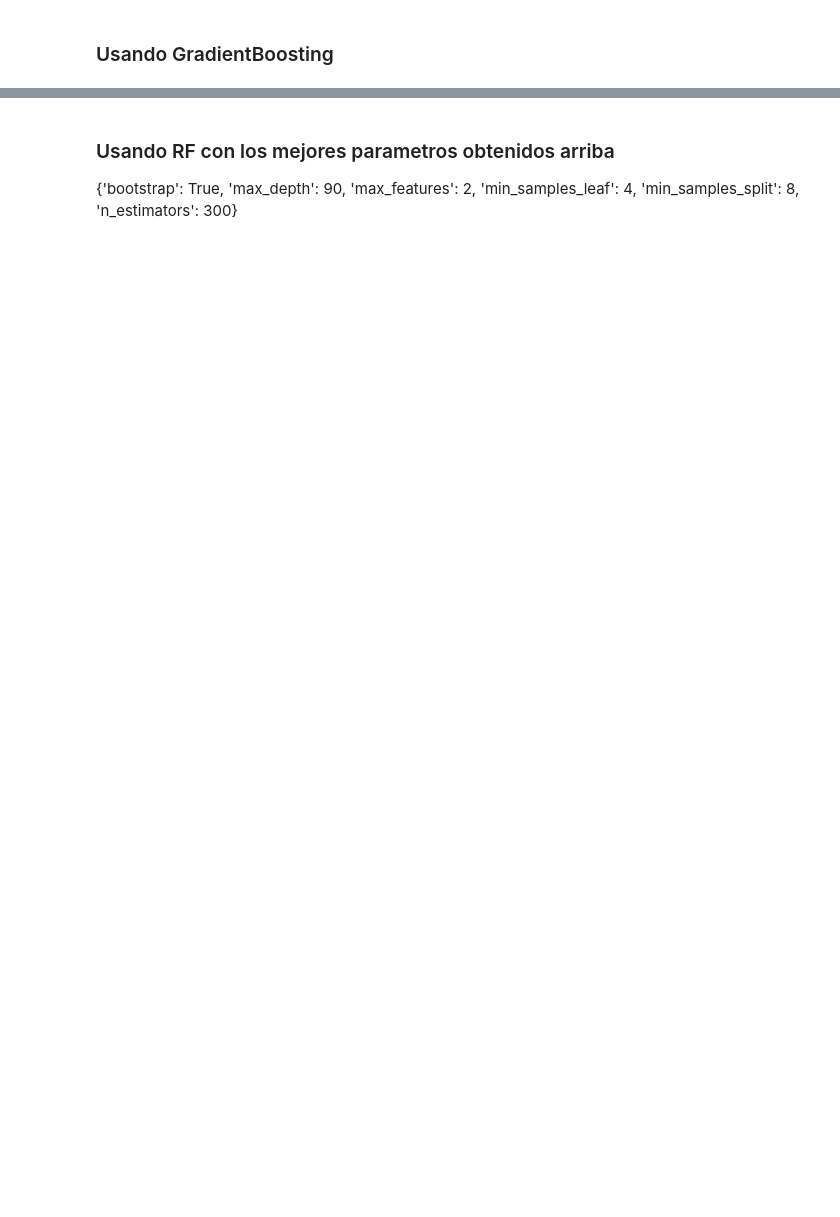
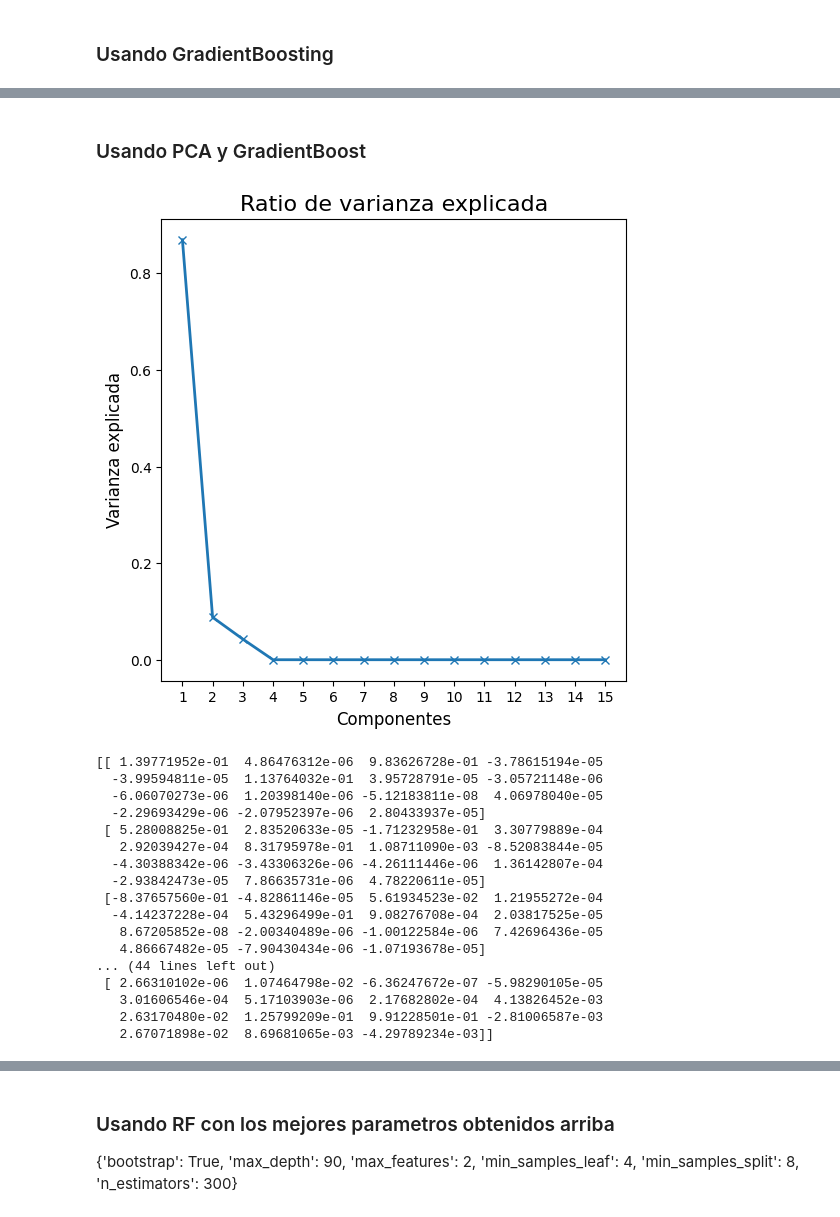
Before and after one commit to SantiCaste/Clasificador-Prestamos, a Jupyter notebook: limpieza-dataset.ipynb, the cells around one changed output, grey strips where cells are left out. Cells and saved outputs as stored; diff of their text form; code cells hidden in the pictures; blank space fills up the shorter version.

```diff
--- a/limpieza-dataset.ipynb
+++ b/limpieza-dataset.ipynb
@@ -364,0 +482,39 @@ weighted avg       0.65      0.65      0.64      7369
+# %% [markdown]
+### Usando PCA y GradientBoost
+# %%
+#Con PCA
+from sklearn.decomposition import PCA, KernelPCA
+import numpy as np
+
+pca = PCA(n_components=len(df_limpio.columns))
+pca.fit(df_limpio)
+
+fig, ax = plt.subplots(figsize=(6,6))
+ax.plot(pca.explained_variance_ratio_,'x-',linewidth=2)
+ax.set_xlabel('Componentes', fontsize = 12)
+ax.set_ylabel('Varianza explicada', fontsize = 12)
+ax.set_title('Ratio de varianza explicada', fontsize = 16)
+n = len(pca.explained_variance_ratio_)
+plt.xticks(np.arange(n), np.arange(1, n+1))
+plt.show()
+
+print(pca.components_)
+# %% [output]
+[figure, added]
+[[ 1.39771952e-01  4.86476312e-06  9.83626728e-01 -3.78615194e-05
+  -3.99594811e-05  1.13764032e-01  3.95728791e-05 -3.05721148e-06
+  -6.06070273e-06  1.20398140e-06 -5.12183811e-08  4.06978040e-05
+  -2.29693429e-06 -2.07952397e-06  2.80433937e-05]
+ [ 5.28008825e-01  2.83520633e-05 -1.71232958e-01  3.30779889e-04
+   2.92039427e-04  8.31795978e-01  1.08711090e-03 -8.52083844e-05
+  -4.30388342e-06 -3.43306326e-06 -4.26111446e-06  1.36142807e-04
+  -2.93842473e-05  7.86635731e-06  4.78220611e-05]
+ [-8.37657560e-01 -4.82861146e-05  5.61934523e-02  1.21955272e-04
+  -4.14237228e-04  5.43296499e-01  9.08276708e-04  2.03817525e-05
+   8.67205852e-08 -2.00340489e-06 -1.00122584e-06  7.42696436e-05
+   4.86667482e-05 -7.90430434e-06 -1.07193678e-05]
+... (44 lines left out)
+ [ 2.66310102e-06  1.07464798e-02 -6.36247672e-07 -5.98290105e-05
+   3.01606546e-04  5.17103903e-06  2.17682802e-04  4.13826452e-03
+   2.63170480e-02  1.25799209e-01  9.91228501e-01 -2.81006587e-03
+   2.67071898e-02  8.69681065e-03 -4.29789234e-03]]
```
Also changed, not shown: parts of 17 cells of this notebook.
